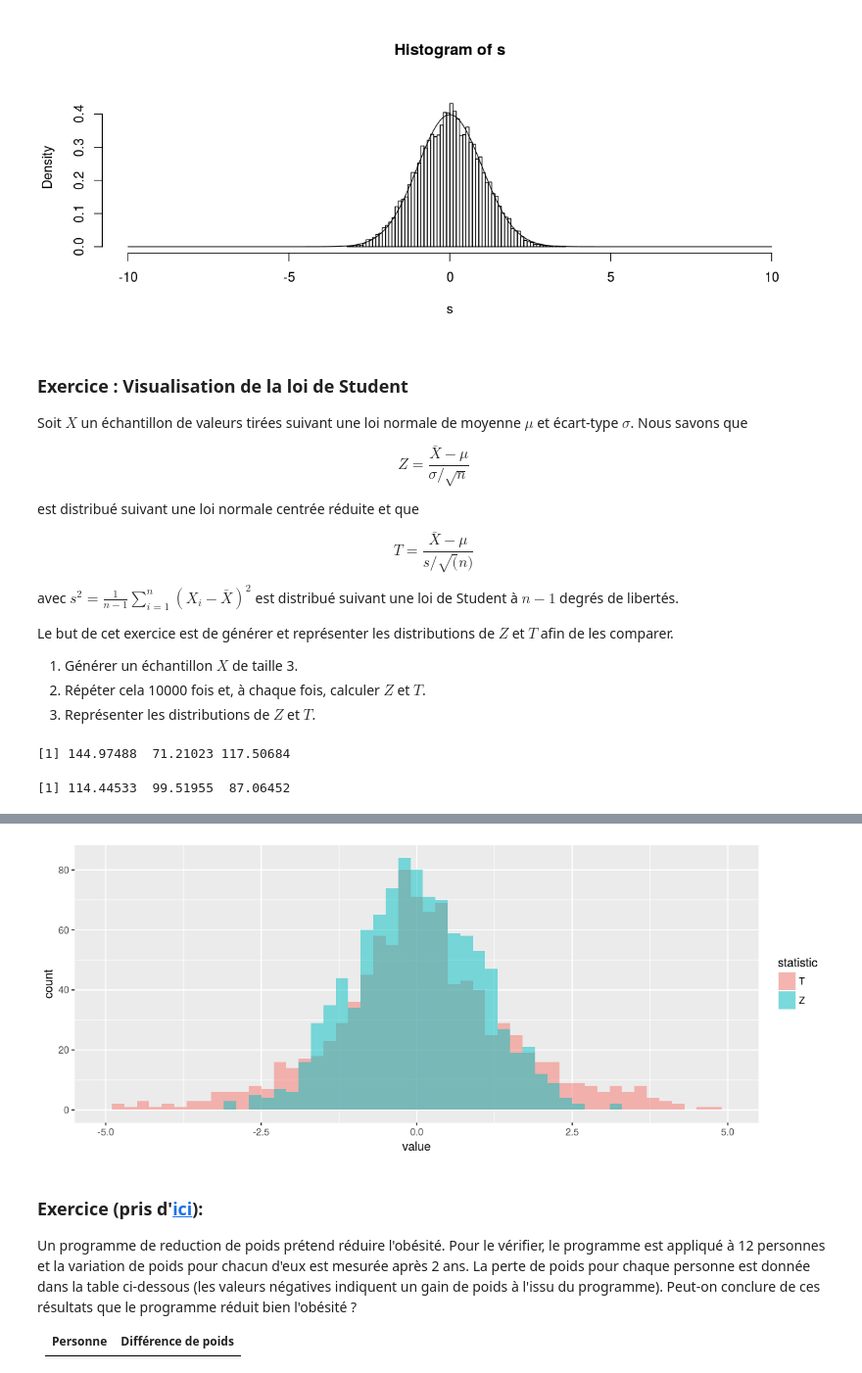
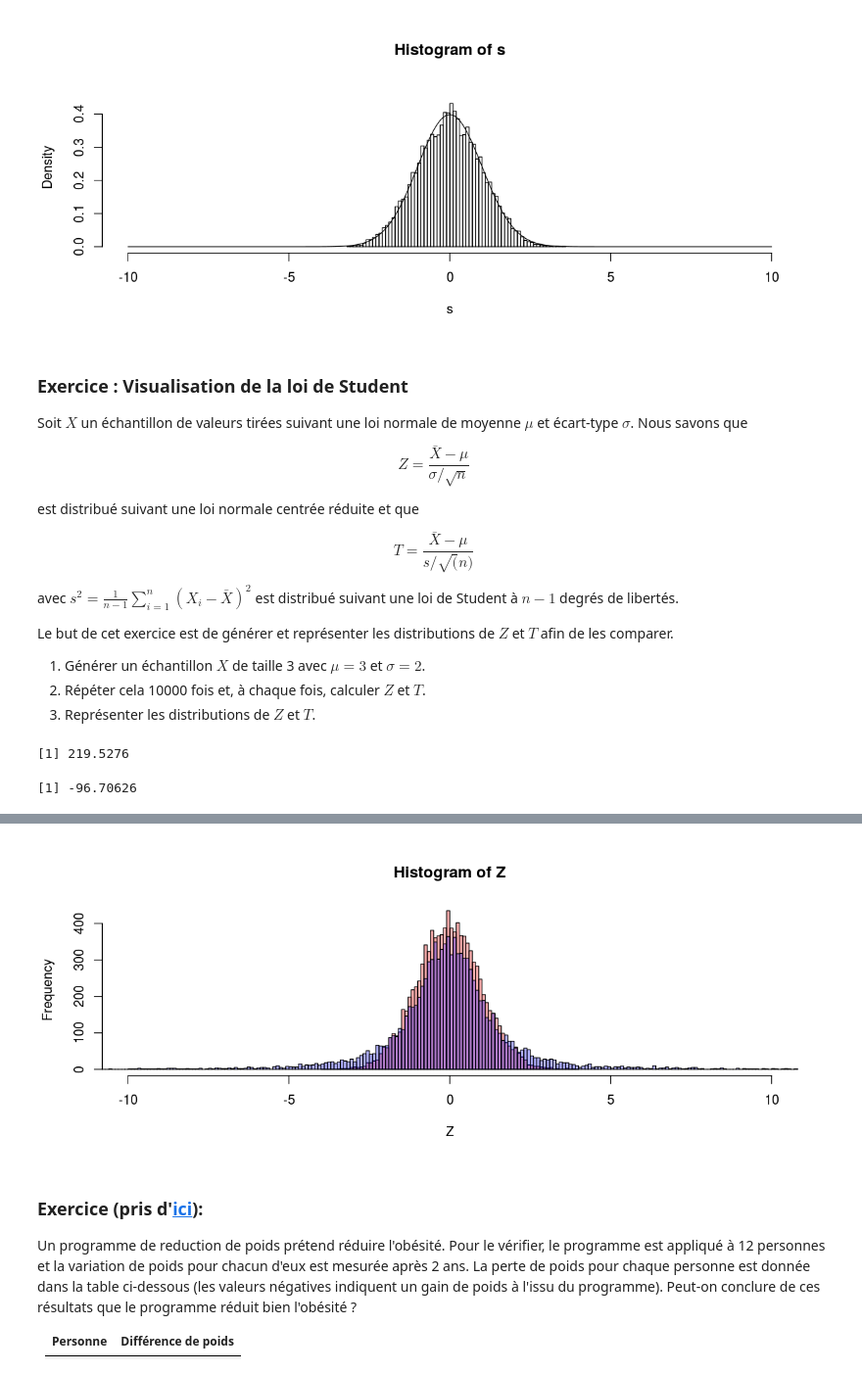
Before and after one commit to ebusato/jupyter_R, a Jupyter notebook: Exercices.ipynb, the cells around one changed output, grey strips where cells are left out. Shown at 98% size. Drawn from its saved outputs; the diff is of its cells as text; code cells hidden in the pictures.

```diff
--- a/Exercices.ipynb
+++ b/Exercices.ipynb
@@ -75,30 +75,47 @@ avec $s^2=\frac{1}{n-1}\sum_{i=1}^{n}(X_i - \bar{X})^2$ est distribué suivant u
 
 Le but de cet exercice est de générer et représenter les distributions de $Z$ et $T$ afin de les comparer.
 
-1. Générer un échantillon $X$ de taille 3.
+1. Générer un échantillon $X$ de taille 3 avec $\mu=3$ et $\sigma=2$.
 2. Répéter cela 10000 fois et, à chaque fois, calculer $Z$ et $T$.
 3. Représenter les distributions de $Z$ et $T$.
 # %%
-library(ggplot2)
-mu.x = 100  # population value
-sd.x = 15   # population value
-n = 3       # small sample size to highlight t distribution tails
-sample.n = function(n){rnorm(n, mu.x, sd.x)}
-calculate.t = function(x){(mean(x) - mu.x)/(sd(x)/sqrt(length(x)))} # uses sample sd
-calculate.z = function(x){(mean(x) - mu.x)/(sd.x /sqrt(length(x)))} # uses population sd
+size = 3
+mu = 3
+sd = 2
 
-sample.n(n)
-sample.n(n)
+n = 10000
 
-sample.ts = replicate(1000, calculate.t(sample.n(n)))
-sample.zs = replicate(1000, calculate.z(sample.n(n)))
+Z = c()
+T = c()
 
-df = rbind(data.frame(value=sample.ts, statistic="T"),
-           data.frame(value=sample.zs, statistic="Z"))
+for(i in 1:n) {
+    X = rnorm(size, mean = mu, sd = sd)
+    Z[i] = (mean(X)-mu)/(sd/sqrt(size))
+    T[i] = (mean(X)-mu)/(sd(X)/sqrt(size))
+}
 
-ggplot(df, aes(x=value, fill=statistic))+
-  geom_histogram(position="identity", binwidth=0.2, alpha=0.5)+
-  scale_x_continuous(limits=c(-5,5))
+#hist(Z, prob=T)
+max(T)
+min(T)
+
+hist(Z, breaks=seq(floor(min(Z)), ceiling(max(Z)), by=0.1), xlim=c(-10, 10), col=rgb(1,0,0,0.3))
+hist(T, breaks=seq(floor(min(T)), ceiling(max(T)), by=0.1), xlim=c(-10, 10), add=T, col=rgb(0,0,1,0.3))
+
+## Autre solution
+#library(ggplot2)
+#mu.x = 100  # population value
+#sd.x = 15   # population value
+#n = 3       # small sample size to highlight t distribution tails
+#sample.n = function(n){rnorm(n, mu.x, sd.x)}
+#calculate.t = function(x){(mean(x) - mu.x)/(sd(x)/sqrt(length(x)))} # uses sample sd
+#calculate.z = function(x){(mean(x) - mu.x)/(sd.x /sqrt(length(x)))} # uses population sd
+#sample.ts = replicate(1000, calculate.t(sample.n(n)))
+#sample.zs = replicate(1000, calculate.z(sample.n(n)))
+#df = rbind(data.frame(value=sample.ts, statistic="T"),
+#           data.frame(value=sample.zs, statistic="Z"))
+#ggplot(df, aes(x=value, fill=statistic))+
+#  geom_histogram(position="identity", binwidth=0.2, alpha=0.5)+
+#  scale_x_continuous(limits=c(-5,5))
 # %% [output]
-[1] 144.97488  71.21023 117.50684
+[1] 219.5276
-[1] 114.44533  99.51955  87.06452
+[1] -96.70626
@@ -107,4 +124,4 @@ Warning message:
-[figure, old version]
+[figure, new version]
 # %% [markdown]
 ### Exercice (pris d'[ici](http://www.real-statistics.com/students-t-distribution/one-sample-t-test/)):
 
```
Also changed, not shown: parts of 1 cell of this notebook.
